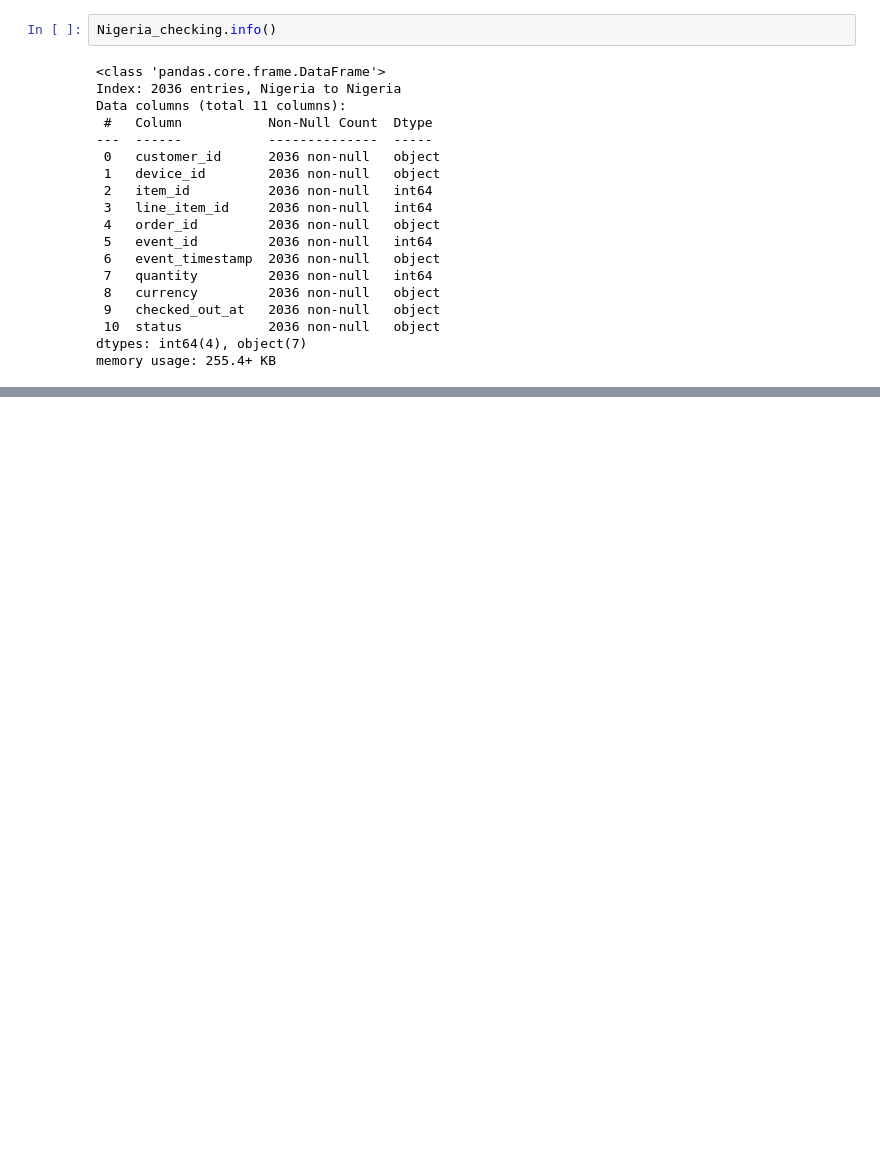
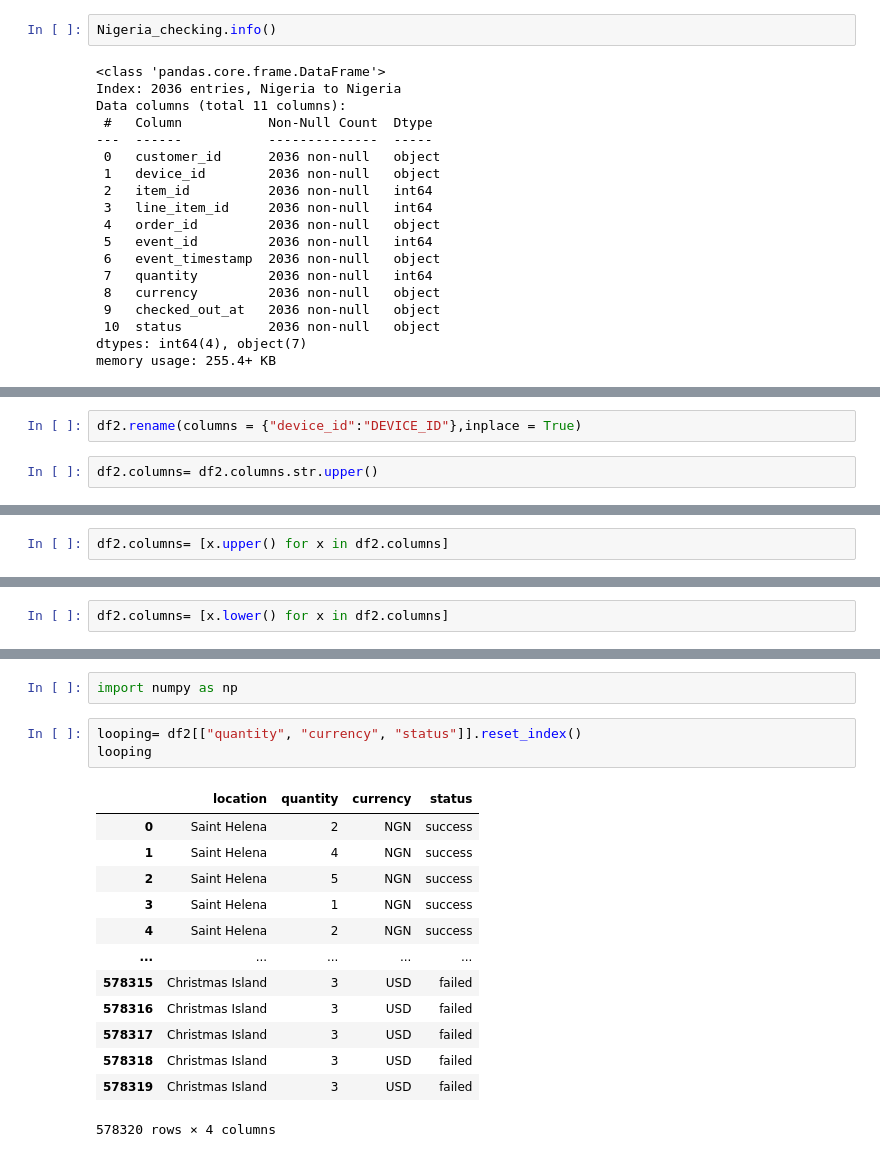
Before and after one commit to Oadenuga/Ai_engineering-Task, a Jupyter notebook: Adenuga_Task_15_DataW/task_15.ipynb, the cells around one changed output, grey strips where cells are left out. Saved outputs shown, nothing was run; the diff lists cells and outputs as text; blank space fills up the shorter version.

```diff
--- a/Adenuga_Task_15_DataW/task_15.ipynb
+++ b/Adenuga_Task_15_DataW/task_15.ipynb
@@ -919,0 +984,4 @@ new_cuz.shape[0]
+# %%
+df2.rename(columns = {"device_id":"DEVICE_ID"},inplace = True)
+# %%
+df2.columns= df2.columns.str.upper()
@@ -919,0 +994,2 @@ new_cuz.shape[0]
+# %%
+df2.columns= [x.upper() for x in df2.columns]
@@ -919,0 +1003,2 @@ new_cuz.shape[0]
+# %%
+df2.columns= [x.lower() for x in df2.columns]
@@ -919,0 +1156,19 @@ new_cuz.shape[0]
+# %%
+import numpy as np
+# %%
+looping= df2[["quantity", "currency", "status"]].reset_index()
+looping
+# %% [output]
+|  | location | quantity | currency | status |
+| 0 | Saint Helena | 2 | NGN | success |
+| 1 | Saint Helena | 4 | NGN | success |
+| 2 | Saint Helena | 5 | NGN | success |
+| 3 | Saint Helena | 1 | NGN | success |
+| 4 | Saint Helena | 2 | NGN | success |
+| ... | ... | ... | ... | ... |
+| 578315 | Christmas Island | 3 | USD | failed |
+| 578316 | Christmas Island | 3 | USD | failed |
+| 578317 | Christmas Island | 3 | USD | failed |
+| 578318 | Christmas Island | 3 | USD | failed |
+| 578319 | Christmas Island | 3 | USD | failed |
+578320 rows × 4 columns
```
Also changed, not shown: parts of 56 cells of this notebook, 1 other file.
